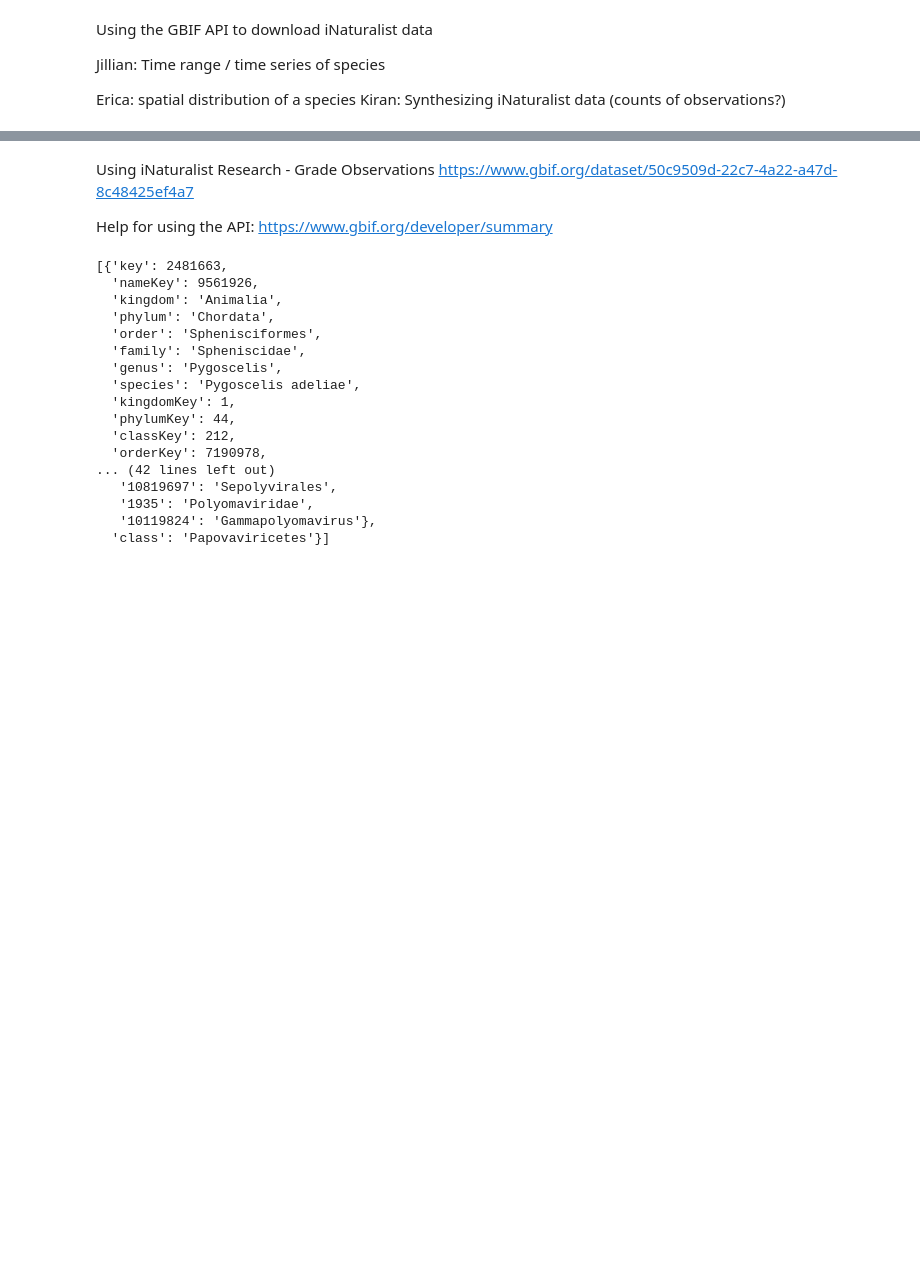
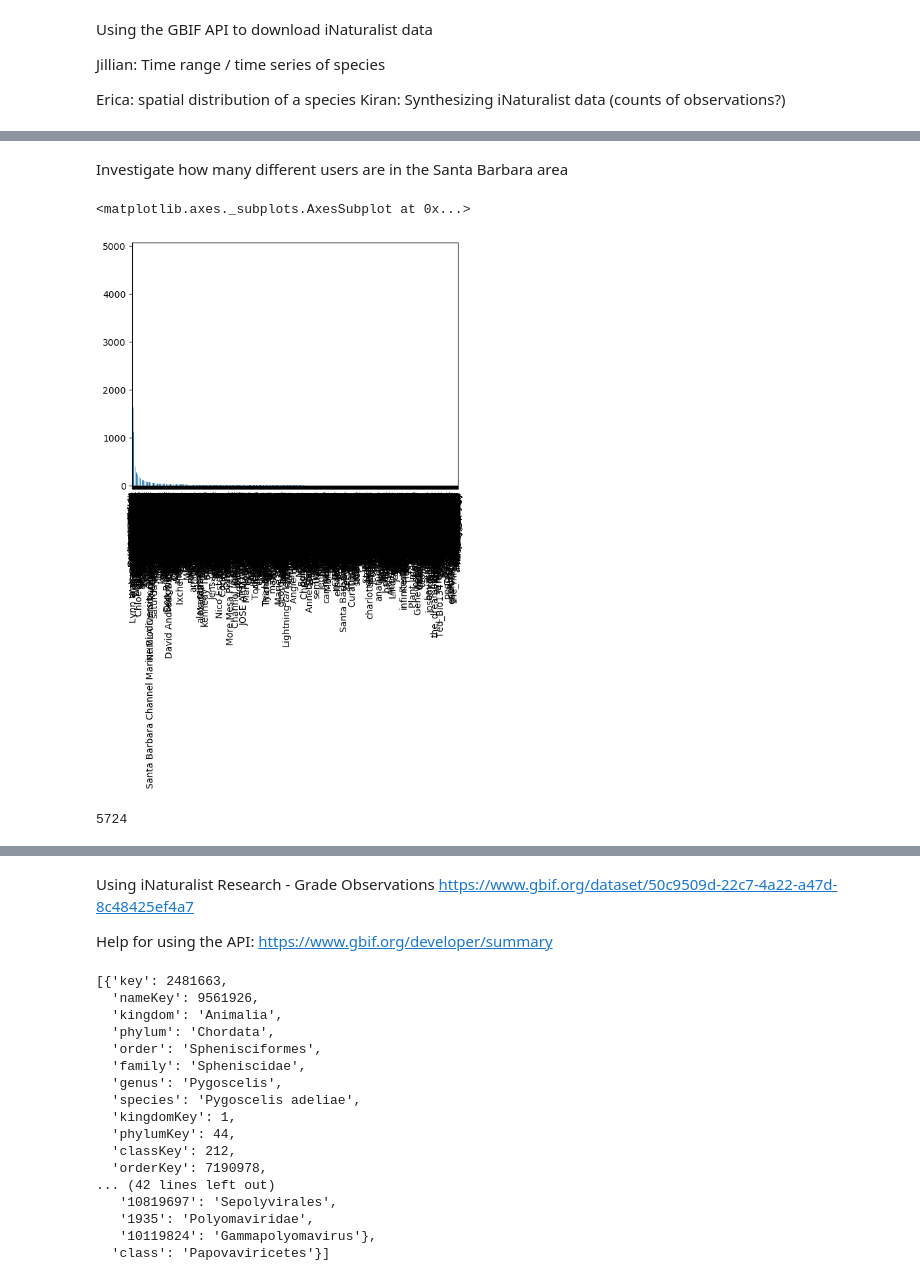
Before and after one commit to erica-bishop/eds220-finalproject, a Jupyter notebook: EB-read-in.ipynb, the cells around one changed output, grey strips where cells are left out. Cells and saved outputs as stored; diff of their text form; code cells hidden in the pictures; blank space fills up the shorter version.

```diff
--- a/EB-read-in.ipynb
+++ b/EB-read-in.ipynb
@@ -30,0 +22,2 @@ doc
+# %%
+sb_inat = pd.read_csv("/courses/EDS214/EDS220_gbffs/inat_sb_recent.csv", sep = '\t') #make sure to update the file path to where your data is stored
@@ -30,0 +44,11 @@ doc
+# %% [markdown]
+Investigate how many different users are in the Santa Barbara area
+# %%
+sb_inat.recordedBy.value_counts().plot(kind='bar') #this is really bad try a different way
+# %% [output]
+<matplotlib.axes._subplots.AxesSubplot at 0x...>
+[figure, added]
+# %%
+len(sb_inat['recordedBy'].unique()) #There's 5,724 different users in SB!
+# %% [output]
+5724
```
Also changed, not shown: parts of 9 cells of this notebook, 1 other file.
